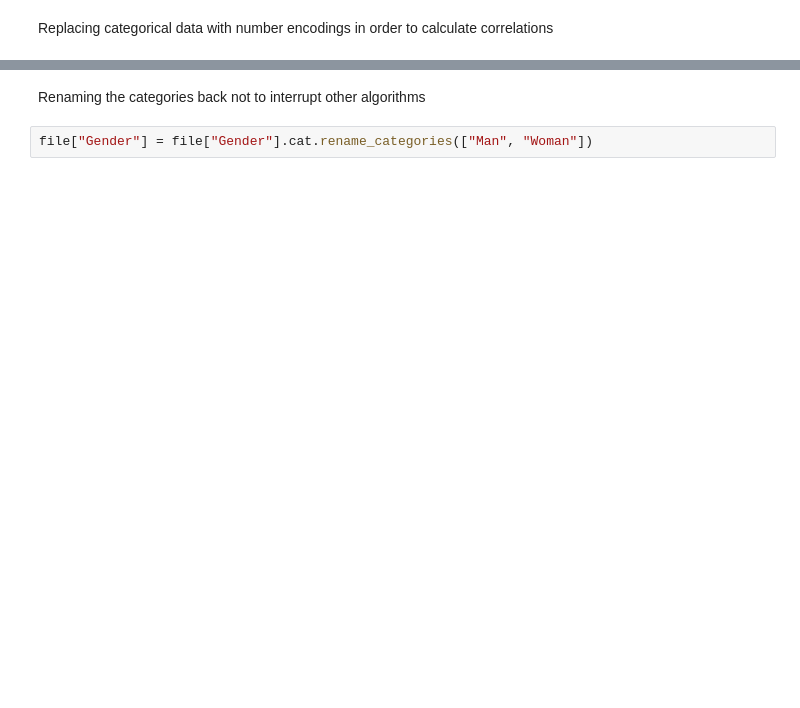
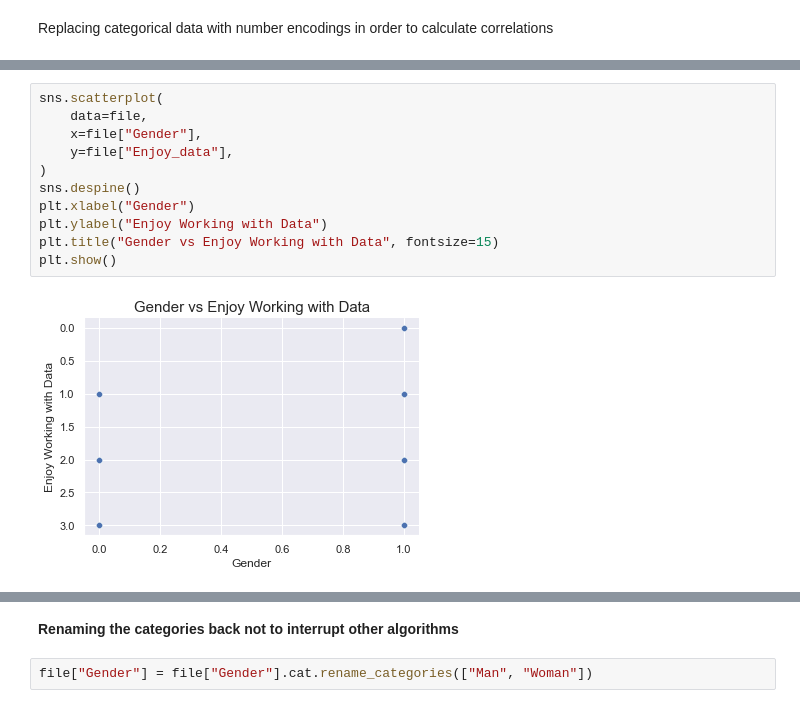
Before and after one commit to ofeliiaB/parental_status_vs_college_performance, a Jupyter notebook: Data_Analytics_Assignment.ipynb, the cells around one changed output, grey strips where cells are left out. Cells and saved outputs as stored; diff of their text form; blank space fills up the shorter version.

```diff
--- a/Data_Analytics_Assignment.ipynb
+++ b/Data_Analytics_Assignment.ipynb
@@ -486,0 +478,13 @@ file["Gender"].corr(file["Enjoy_data"])
+# %%
+sns.scatterplot(
+    data=file,
+    x=file["Gender"],
+    y=file["Enjoy_data"],
+)
+sns.despine()
+plt.xlabel("Gender")
+plt.ylabel("Enjoy Working with Data")
+plt.title("Gender vs Enjoy Working with Data", fontsize=15)
+plt.show()
+# %% [output]
+[figure, added]
@@ -487,5 +492,5 @@ file["Gender"].corr(file["Enjoy_data"])
 # %% [markdown]
-Renaming the categories back not to interrupt other algorithms
+**Renaming the categories back not to interrupt other algorithms**
 # %%
 file["Gender"] = file["Gender"].cat.rename_categories(["Man", "Woman"])
 # %% [output]
```
Also changed, not shown: parts of 36 cells of this notebook.
